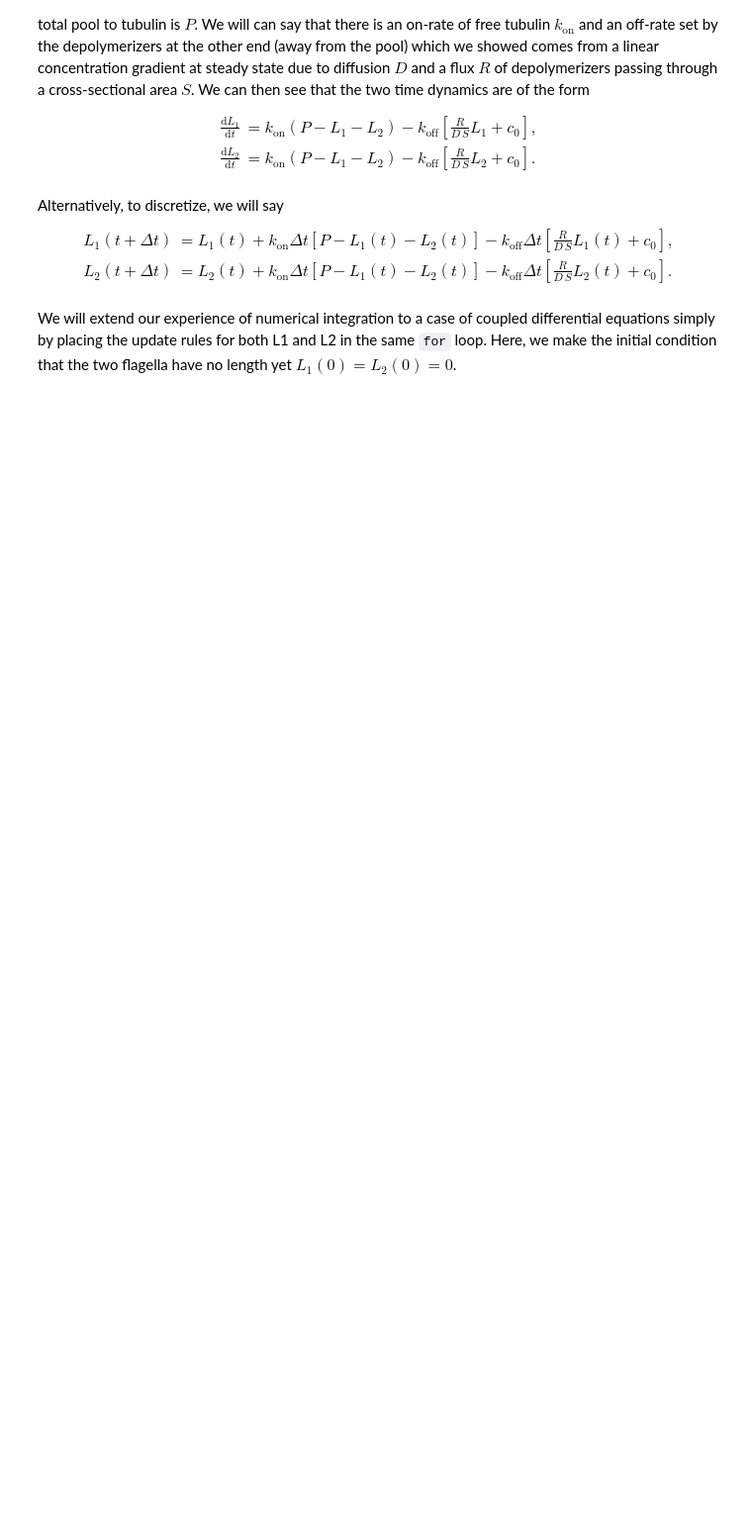
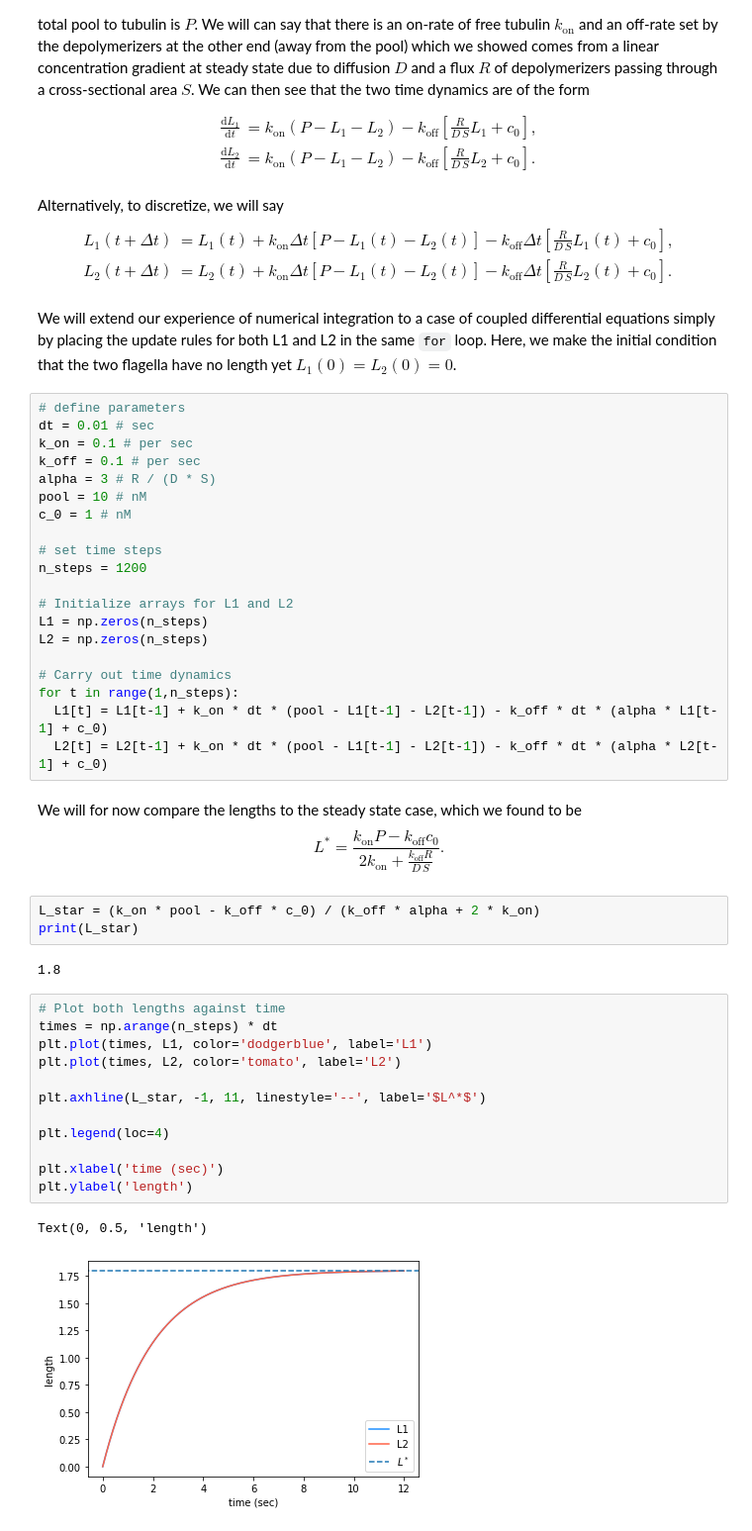
Before and after one commit to jqwhite/PhysBioCell, a Jupyter notebook: 3_1_flagella_length_coupling.ipynb, the cells around one changed output. Shown at 99% size. Cells and saved outputs as stored; diff of their text form; blank space fills up the shorter version.

```diff
--- a/3_1_flagella_length_coupling.ipynb
+++ b/3_1_flagella_length_coupling.ipynb
@@ -36,3 +34,48 @@ We will extend our experience of numerical integration to a case of coupled
 differential equations simply by placing the update rules for both L1 and L2
 in the same `for` loop. Here, we make the initial condition that the two
 flagella have no length yet $L_1 \left( 0 \right) = L_2 \left( 0 \right) = 0$.
+# %%
+# define parameters
+dt = 0.01 # sec
+k_on = 0.1 # per sec
+k_off = 0.1 # per sec
+alpha = 3 # R / (D * S)
+pool = 10 # nM
+c_0 = 1 # nM
+
+# set time steps
+n_steps = 1200
+
+# Initialize arrays for L1 and L2
+L1 = np.zeros(n_steps)
+L2 = np.zeros(n_steps)
+
+# Carry out time dynamics
+for t in range(1,n_steps):
+  L1[t] = L1[t-1] + k_on * dt * (pool - L1[t-1] - L2[t-1]) - k_off * dt * (alpha * L1[t-1] + c_0)
+  L2[t] = L2[t-1] + k_on * dt * (pool - L1[t-1] - L2[t-1]) - k_off * dt * (alpha * L2[t-1] + c_0)
+# %% [markdown]
+We will for now compare the lengths to the steady state case, which we found to be
+\begin{equation}
+  L^* = \frac{k_\text{on} P - k_\text{off} c_0}{2 k_\text{on} + \frac{k_\text{off} R}{D \, S}}. \tag{5}
+\end{equation}
+# %%
+L_star = (k_on * pool - k_off * c_0) / (k_off * alpha + 2 * k_on)
+print(L_star)
+# %% [output]
+1.8
+# %%
+# Plot both lengths against time
+times = np.arange(n_steps) * dt
+plt.plot(times, L1, color='dodgerblue', label='L1')
+plt.plot(times, L2, color='tomato', label='L2')
+
+plt.axhline(L_star, -1, 11, linestyle='--', label='$L^*$')
+
+plt.legend(loc=4)
+
+plt.xlabel('time (sec)')
+plt.ylabel('length')
+# %% [output]
+Text(0, 0.5, 'length')
+[figure, added]
```
Also changed, not shown: parts of 9 cells of this notebook, 4 other files.
